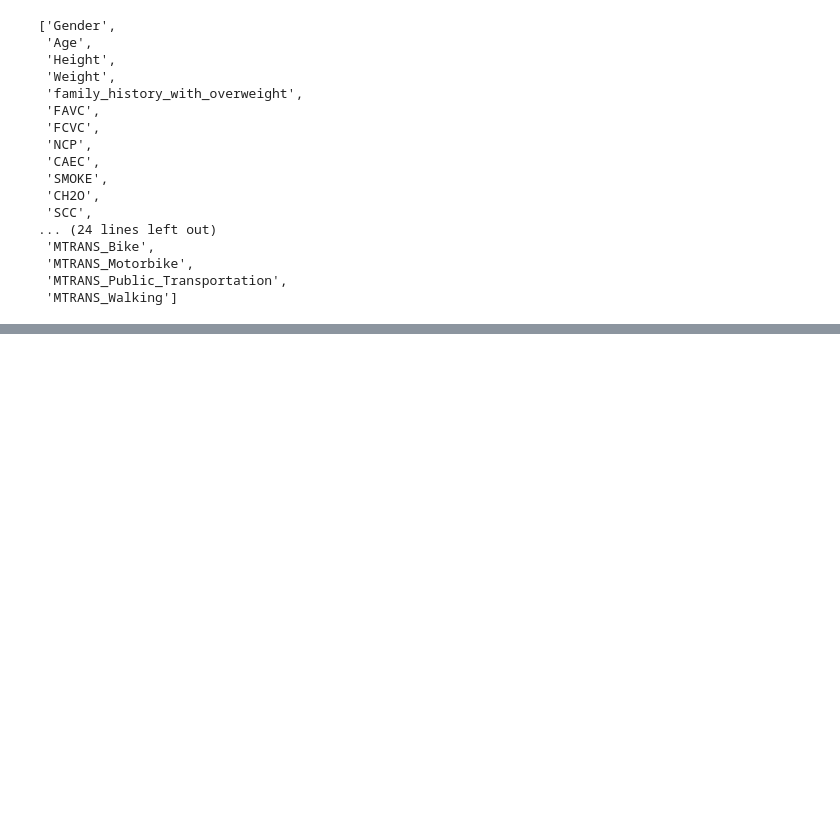
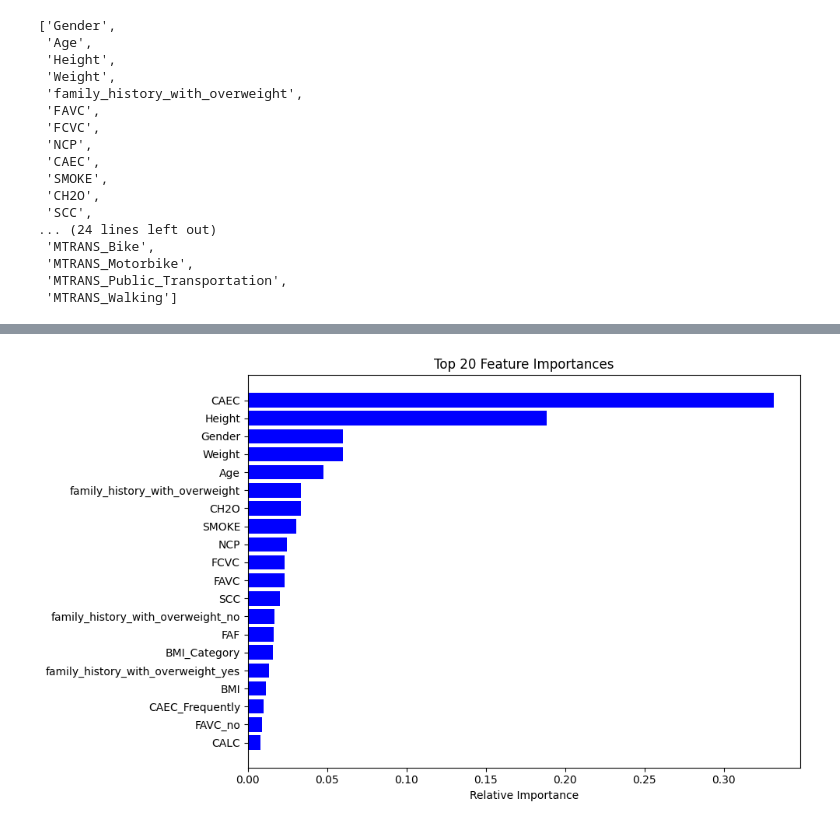
Before and after one commit to antan123/AAI_510_final_project, a Jupyter notebook: EDA_Feature_Engineering.ipynb, the cells around one changed output, grey strips where cells are left out. Cells and saved outputs as stored; diff of their text form; code cells hidden in the pictures; blank space fills up the shorter version.

```diff
--- a/EDA_Feature_Engineering.ipynb
+++ b/EDA_Feature_Engineering.ipynb
@@ -692,0 +661,8 @@ plt.show();
+# %%
+from randomforest import grid_random_forest_classifier
+best_params = {'bootstrap': False,
+ 'max_depth': 20,
+ 'min_samples_split': 5,
+ 'n_estimators': 200}
+
+grid_cv_model = grid_random_forest_classifier(X_train, y_train, **best_params)
@@ -692,0 +703,13 @@ plt.show();
+# %%
+# Plot feature importance (get feature names after one-hot encoding)
+try:
+    # Get feature names after preprocessing
+    num_features = feature_cols
+    cat_features = preprocessor_obj.named_transformers_['cat'].get_feature_names_out(categorical_cols)
+    all_feature_names = np.concatenate([num_features, cat_features])
+
+    plot_feature_importance(grid_cv_model, all_feature_names)
+except Exception as e:
+    print(f"Could not plot feature importance: {str(e)}")
+# %% [output]
+[figure, added]
```
Also changed, not shown: parts of 14 cells of this notebook.
